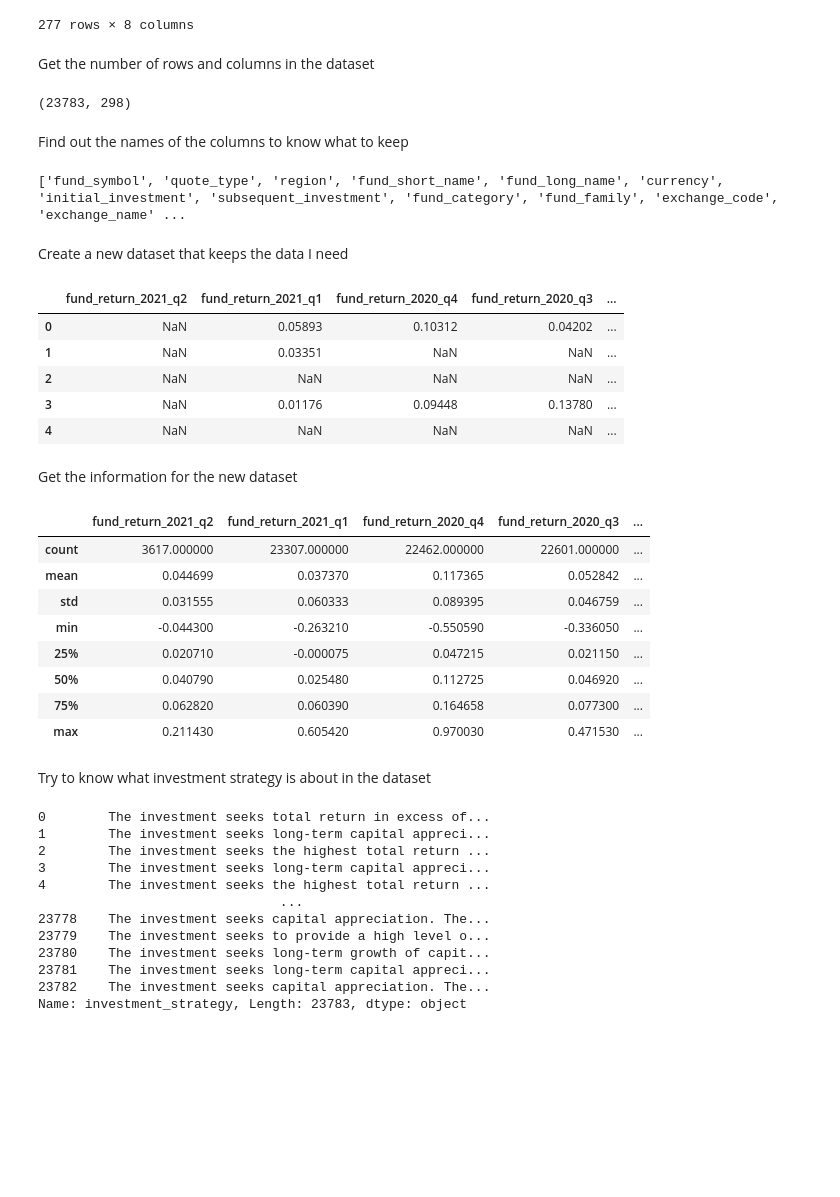
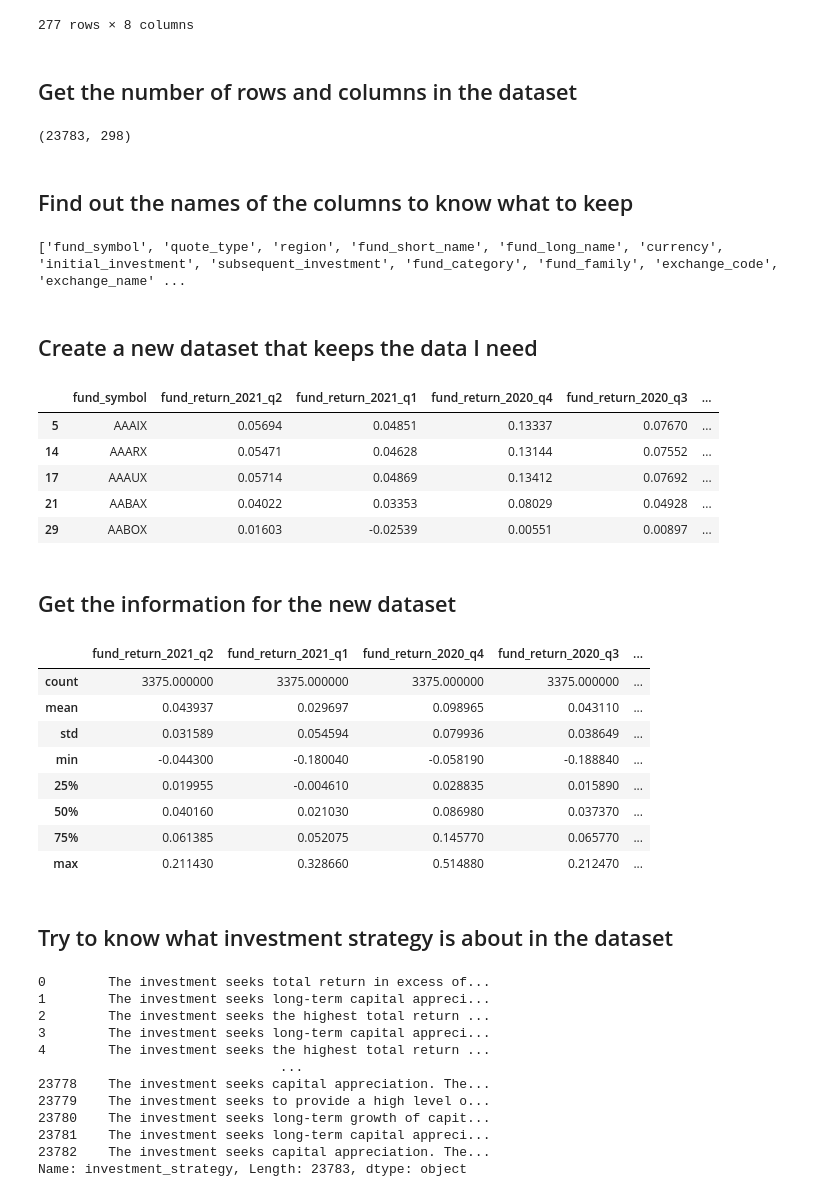
Before and after one commit to ubco-W2022T2-data301/project-group-group-57, a Jupyter notebook: analysis/analysis_George_Hsu.ipynb, the cells around one changed output. Saved outputs shown, nothing was run; the diff lists cells and outputs as text; code cells hidden in the pictures; blank space fills up the shorter version.

```diff
--- a/analysis/analysis_George_Hsu.ipynb
+++ b/analysis/analysis_George_Hsu.ipynb
@@ -11,6 +18,5 @@ Plan of analysis: For the price reaction, I will implement an event study approa
 # %%
-import pandas as pd
-df = pd.read_csv('../data/raw/MutualFunds.csv')
+df = pd.read_csv('/Users/georgehsu/project-group-group-57/data/raw/MutualFunds.csv')
 df.info()
 df.head()
 # %% [output]
@@ -61,45 +61,46 @@ df.describe().T
 | peer_governance_max | 14839.0 | 8.917380e+00 | 1.364138e+00 | 3.3100 | 7.950000e+00 | 8.950000e+00 | 9.650000e+00 | 1.530000e+01 |
 277 rows × 8 columns
 # %% [markdown]
-Get the number of rows and columns in the dataset
+## Get the number of rows and columns in the dataset
 # %%
 df.shape
 # %% [output]
 (23783, 298)
 # %% [markdown]
-Find out the names of the columns to know what to keep
+## Find out the names of the columns to know what to keep
 # %%
 print(df.columns.tolist())
 # %% [output]
 ['fund_symbol', 'quote_type', 'region', 'fund_short_name', 'fund_long_name', 'currency', 'initial_investment', 'subsequent_investment', 'fund_category', 'fund_family', 'exchange_code', 'exchange_name' ...
 # %% [markdown]
-Create a new dataset that keeps the data I need
+## Create a new dataset that keeps the data I need
 # %%
-df1 = df[['fund_return_2021_q2', 'fund_return_2021_q1', 'fund_return_2020_q4', 'fund_return_2020_q3', 'fund_return_2020_q2', 'category_return_2020', 'fund_return_2020']]
+df1 = df[['fund_symbol', 'fund_return_2021_q2', 'fund_return_2021_q1', 'fund_return_2020_q4', 'fund_return_2020_q3', 'fund_return_2020_q2', 'category_return_2020', 'fund_return_2020']]
+df1 = df1.dropna()
 df1.head()
 # %% [output]
-|  | fund_return_2021_q2 | fund_return_2021_q1 | fund_return_2020_q4 | fund_return_2020_q3 | ... |
-| 0 | NaN | 0.05893 | 0.10312 | 0.04202 | ... |
-| 1 | NaN | 0.03351 | NaN | NaN | ... |
-| 2 | NaN | NaN | NaN | NaN | ... |
-| 3 | NaN | 0.01176 | 0.09448 | 0.13780 | ... |
-| 4 | NaN | NaN | NaN | NaN | ... |
+|  | fund_symbol | fund_return_2021_q2 | fund_return_2021_q1 | fund_return_2020_q4 | fund_return_2020_q3 | ... |
+| 5 | AAAIX | 0.05694 | 0.04851 | 0.13337 | 0.07670 | ... |
+| 14 | AAARX | 0.05471 | 0.04628 | 0.13144 | 0.07552 | ... |
+| 17 | AAAUX | 0.05714 | 0.04869 | 0.13412 | 0.07692 | ... |
+| 21 | AABAX | 0.04022 | 0.03353 | 0.08029 | 0.04928 | ... |
+| 29 | AABOX | 0.01603 | -0.02539 | 0.00551 | 0.00897 | ... |
 # %% [markdown]
-Get the information for the new dataset
+## Get the information for the new dataset
 # %%
 df1.describe()
 # %% [output]
 |  | fund_return_2021_q2 | fund_return_2021_q1 | fund_return_2020_q4 | fund_return_2020_q3 | ... |
-| count | 3617.000000 | 23307.000000 | 22462.000000 | 22601.000000 | ... |
-| mean | 0.044699 | 0.037370 | 0.117365 | 0.052842 | ... |
-| std | 0.031555 | 0.060333 | 0.089395 | 0.046759 | ... |
-| min | -0.044300 | -0.263210 | -0.550590 | -0.336050 | ... |
-| 25% | 0.020710 | -0.000075 | 0.047215 | 0.021150 | ... |
-| 50% | 0.040790 | 0.025480 | 0.112725 | 0.046920 | ... |
-| 75% | 0.062820 | 0.060390 | 0.164658 | 0.077300 | ... |
-| max | 0.211430 | 0.605420 | 0.970030 | 0.471530 | ... |
+| count | 3375.000000 | 3375.000000 | 3375.000000 | 3375.000000 | ... |
+| mean | 0.043937 | 0.029697 | 0.098965 | 0.043110 | ... |
+| std | 0.031589 | 0.054594 | 0.079936 | 0.038649 | ... |
+| min | -0.044300 | -0.180040 | -0.058190 | -0.188840 | ... |
+| 25% | 0.019955 | -0.004610 | 0.028835 | 0.015890 | ... |
+| 50% | 0.040160 | 0.021030 | 0.086980 | 0.037370 | ... |
+| 75% | 0.061385 | 0.052075 | 0.145770 | 0.065770 | ... |
+| max | 0.211430 | 0.328660 | 0.514880 | 0.212470 | ... |
 # %% [markdown]
-Try to know what investment strategy is about in the dataset
+## Try to know what investment strategy is about in the dataset
 # %%
 df['investment_strategy']
 # %% [output]
```
Also changed, not shown: parts of 34 cells of this notebook, 4 other files.
